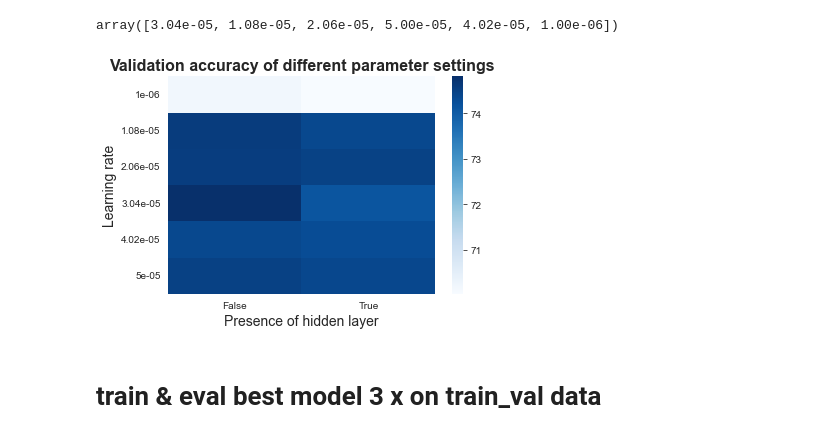
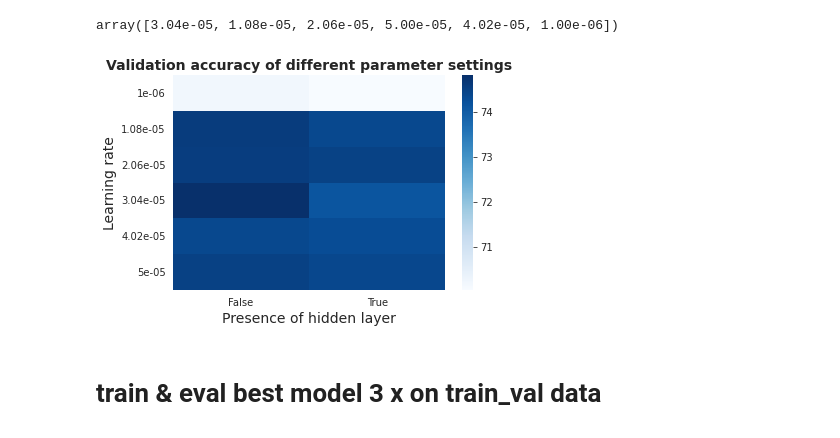
Before and after one commit to BattleBunny/tm-project, a Jupyter notebook: data_processing/results_processing.ipynb, the cells around one changed output. Saved outputs shown, nothing was run; the diff lists cells and outputs as text; code cells hidden in the pictures.

```diff
--- a/data_processing/results_processing.ipynb
+++ b/data_processing/results_processing.ipynb
@@ -81,16 +81,17 @@ array([3.04e-05, 1.08e-05, 2.06e-05, 5.00e-05, 4.02e-05, 1.00e-06])
 # %%
 import matplotlib.pyplot as plt
 from matplotlib.ticker import FormatStrFormatter
 fig, ax = plt.subplots()
 sns.heatmap(mean_per_param_combination.reset_index()[["lr", "hidden","val_acc"]].pivot("lr", "hidden","val_acc"),cmap = "Blues",ax=ax)
 ax.set_ylabel("Learning rate",size=14)
 ax.set_yticklabels([1.00e-06,1.08e-05,2.06e-05,3.04e-05, 4.02e-05, 5.00e-05])
 ax.set_xlabel("Presence of hidden layer",size=14)
-ax.set_title("Validation accuracy of different parameter settings", weight="bold", size=16)
+ax.set_title("Validation accuracy of different parameter settings", weight="bold", size=14)
+plt.tight_layout()
 plt.savefig("../plots/param_heatmap.pdf")
 plt.show()
 # %% [output]
-[figure, old version]
+[figure, new version]
 # %% [markdown]
 <h1> train & eval best model 3 x on train_val data </h1>
 # %%
```
Also changed, not shown: 1 other file.
